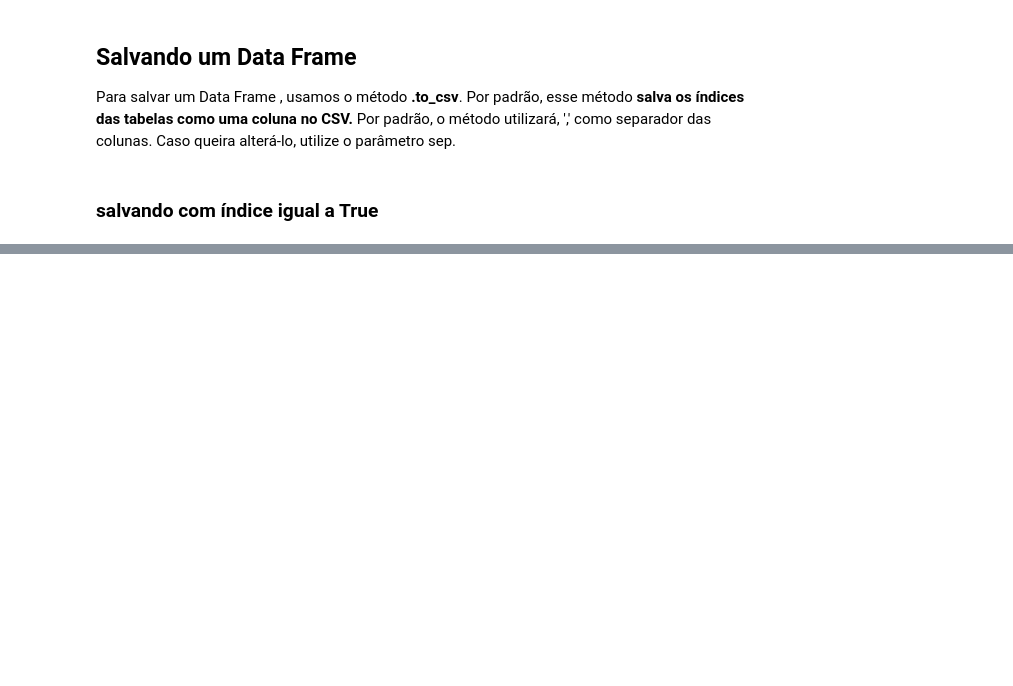
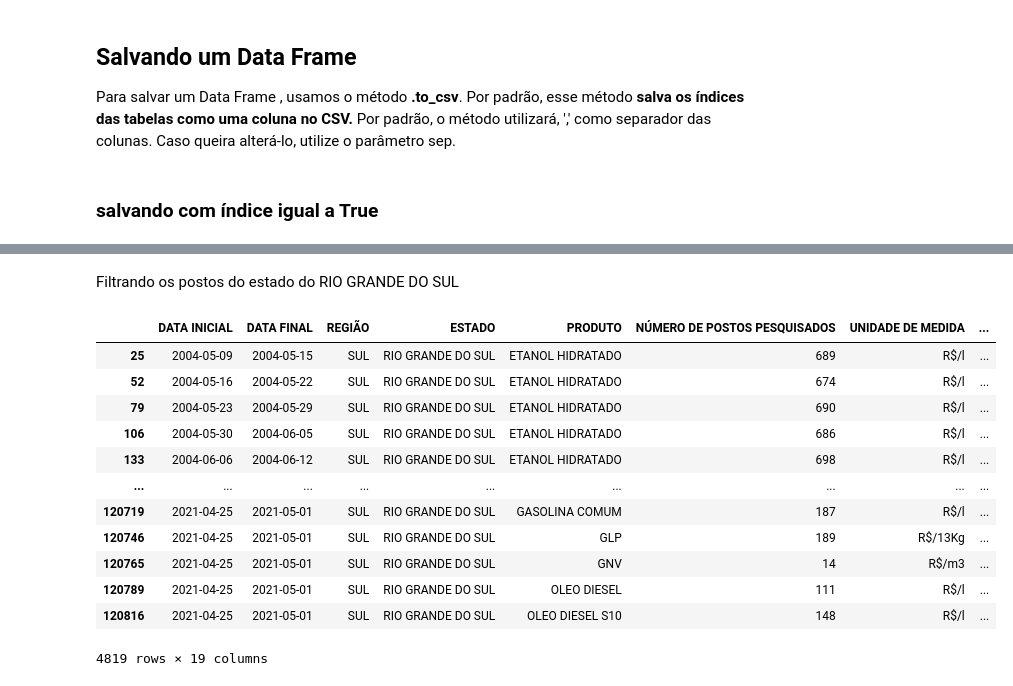
Before and after one commit to adalbertobrant/lipai, a Jupyter notebook: atividades/estudo-python/src/09-pandas/manipulacao_dados_pandas.ipynb, the cells around one changed output, grey strips where cells are left out. Cells and saved outputs as stored; diff of their text form; code cells hidden in the pictures; blank space fills up the shorter version.

```diff
--- a/atividades/estudo-python/src/09-pandas/manipulacao_dados_pandas.ipynb
+++ b/atividades/estudo-python/src/09-pandas/manipulacao_dados_pandas.ipynb
@@ -1020,0 +1025,2 @@ data.to_csv('./datasets/precosCombustiveisComIndiceIgualATrue.csv', index=True)
+# %%
+data = pd.read_csv('./datasets/precosCombustiveis.csv')
@@ -1020,0 +1072,3 @@ data.to_csv('./datasets/precosCombustiveisComIndiceIgualATrue.csv', index=True)
+# %%
+# Salvando a series de booleans na variável selecao
+selecao = data['ESTADO'] == 'RIO GRANDE DO SUL'
@@ -1020,0 +1094,19 @@ data.to_csv('./datasets/precosCombustiveisComIndiceIgualATrue.csv', index=True)
+# %% [markdown]
+Filtrando os postos do estado do RIO GRANDE DO SUL
+# %%
+# mostra apenas os dados verdadeiros que correspondem a selecao
+data[selecao]
+# %% [output]
+|  | DATA INICIAL | DATA FINAL | REGIÃO | ESTADO | PRODUTO | NÚMERO DE POSTOS PESQUISADOS | UNIDADE DE MEDIDA | ... |
+| 25 | 2004-05-09 | 2004-05-15 | SUL | RIO GRANDE DO SUL | ETANOL HIDRATADO | 689 | R$/l | ... |
+| 52 | 2004-05-16 | 2004-05-22 | SUL | RIO GRANDE DO SUL | ETANOL HIDRATADO | 674 | R$/l | ... |
+| 79 | 2004-05-23 | 2004-05-29 | SUL | RIO GRANDE DO SUL | ETANOL HIDRATADO | 690 | R$/l | ... |
+| 106 | 2004-05-30 | 2004-06-05 | SUL | RIO GRANDE DO SUL | ETANOL HIDRATADO | 686 | R$/l | ... |
+| 133 | 2004-06-06 | 2004-06-12 | SUL | RIO GRANDE DO SUL | ETANOL HIDRATADO | 698 | R$/l | ... |
+| ... | ... | ... | ... | ... | ... | ... | ... | ... |
+| 120719 | 2021-04-25 | 2021-05-01 | SUL | RIO GRANDE DO SUL | GASOLINA COMUM | 187 | R$/l | ... |
+| 120746 | 2021-04-25 | 2021-05-01 | SUL | RIO GRANDE DO SUL | GLP | 189 | R$/13Kg | ... |
+| 120765 | 2021-04-25 | 2021-05-01 | SUL | RIO GRANDE DO SUL | GNV | 14 | R$/m3 | ... |
+| 120789 | 2021-04-25 | 2021-05-01 | SUL | RIO GRANDE DO SUL | OLEO DIESEL | 111 | R$/l | ... |
+| 120816 | 2021-04-25 | 2021-05-01 | SUL | RIO GRANDE DO SUL | OLEO DIESEL S10 | 148 | R$/l | ... |
+4819 rows × 19 columns
```
Also changed, not shown: parts of 11 cells of this notebook.
